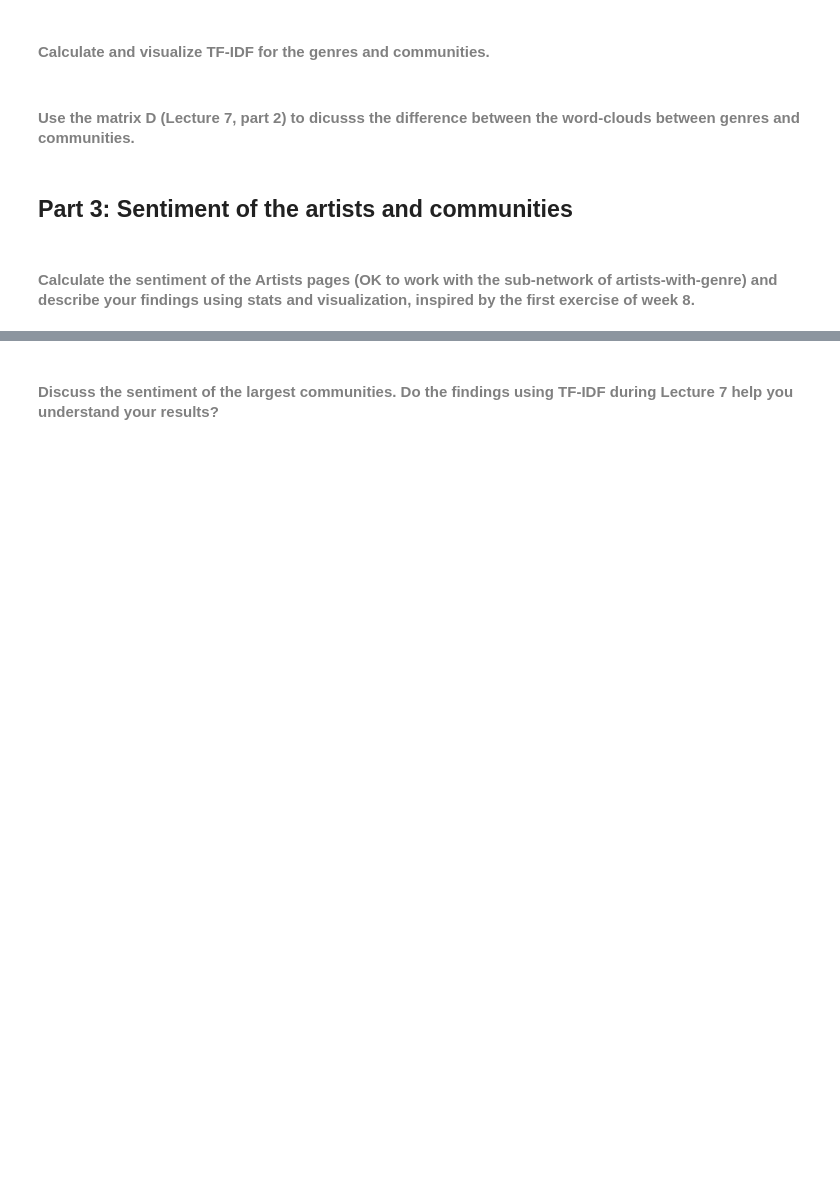
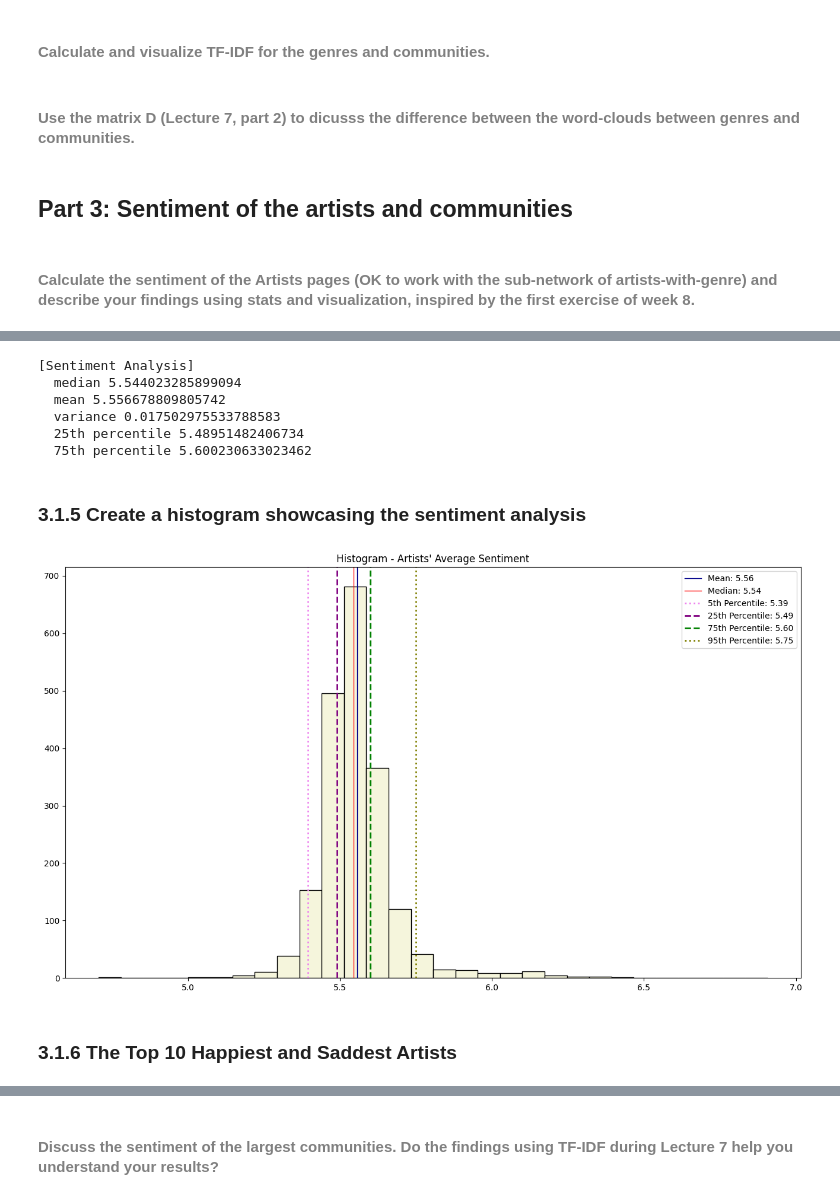
Before and after one commit to AleksandarLukic96/02805_Social_Graphs_and_Interactions, a Jupyter notebook: Exercise_solutions/Assignment_2.ipynb, the cells around one changed output, grey strips where cells are left out. Saved outputs shown, nothing was run; the diff lists cells and outputs as text; code cells hidden in the pictures; blank space fills up the shorter version.

```diff
--- a/Exercise_solutions/Assignment_2.ipynb
+++ b/Exercise_solutions/Assignment_2.ipynb
@@ -173,0 +334,3 @@ plt.show()
+# %%
+# Create dict for word and its sentiment score
+LabMT_dict = dict(zip(LabMT["word"], LabMT["happiness_average"]))
@@ -173,0 +456,62 @@ plt.show()
+# %%
+print("[Sentiment Analysis]")
+print("  median", median(sentiments))
+print("  mean", mean(sentiments))
+print("  variance", variance(sentiments))
+print("  25th percentile", np.percentile(sentiments, 25))
+print("  75th percentile", np.percentile(sentiments, 75))
+# %% [output]
+[Sentiment Analysis]
+  median 5.544023285899094
+  mean 5.556678809805742
+  variance 0.017502975533788583
+  25th percentile 5.48951482406734
+  75th percentile 5.600230633023462
+# %% [markdown]
+### 3.1.5 Create a histogram showcasing the sentiment analysis
+# %%
+# Compute the sentiment sequence, i.e. the sentiment of all nodes in the graph and bin them
+sentiment_sequence = sorted((G.nodes[n]["avg_sentiment"] for n in G.nodes()), reverse=True)
+# %%
+# Calculate statistics
+mean_s = np.mean(sentiment_sequence)
+median_s = np.median(sentiment_sequence)
+percentile_25_s = np.percentile(sentiment_sequence, 25)
+percentile_75_s = np.percentile(sentiment_sequence, 75)
+percentile_05_s = np.percentile(sentiment_sequence,  5)
+percentile_95_s = np.percentile(sentiment_sequence, 95)
+# %%
+bin_size = 30
+
+histogram = np.histogram(
+    sentiment_sequence,
+    bins = list(np.arange(
+        min(sentiment_sequence),
+        max(sentiment_sequence),
+        (max(sentiment_sequence)-min(sentiment_sequence))/(bin_size+1) # Calculate steps between min and max values
+    ))
+)
+hist, bin_edges = histogram
+# %%
+# Create histogram
+plt.figure(figsize=(16, 9))
+
+plt.hist(sentiment_sequence, bins = bin_edges, color = "beige", edgecolor='black')
+plt.title("Histogram - Artists' Average Sentiment")
+
+# Add vertical lines for mean, median, and percentiles
+plt.axvline(mean_s, color = "darkblue", linestyle="-", linewidth=1, label=f'Mean: {mean_s:.2f}')
+plt.axvline(median_s, color="red", linestyle="-", linewidth=1, label=f'Median: {median_s:.2f}')
+plt.axvline(percentile_05_s, color="violet", linestyle=":", linewidth=2, label=f'5th Percentile: {percentile_05_s:.2f}')
+plt.axvline(percentile_25_s, color="purple", linestyle="--", linewidth=2, label=f'25th Percentile: {percentile_25_s:.2f}')
+plt.axvline(percentile_75_s, color="green", linestyle="--", linewidth=2, label=f'75th Percentile: {percentile_75_s:.2f}')
+plt.axvline(percentile_95_s, color="olive", linestyle=":", linewidth=2, label=f'95th Percentile: {percentile_95_s:.2f}')
+
+# Add a legend
+plt.legend()
+
+plt.show()
+# %% [output]
+[figure, added]
+# %% [markdown]
+### 3.1.6 The Top 10 Happiest and Saddest Artists
```
Also changed, not shown: parts of 45 cells of this notebook, 1 other file.
